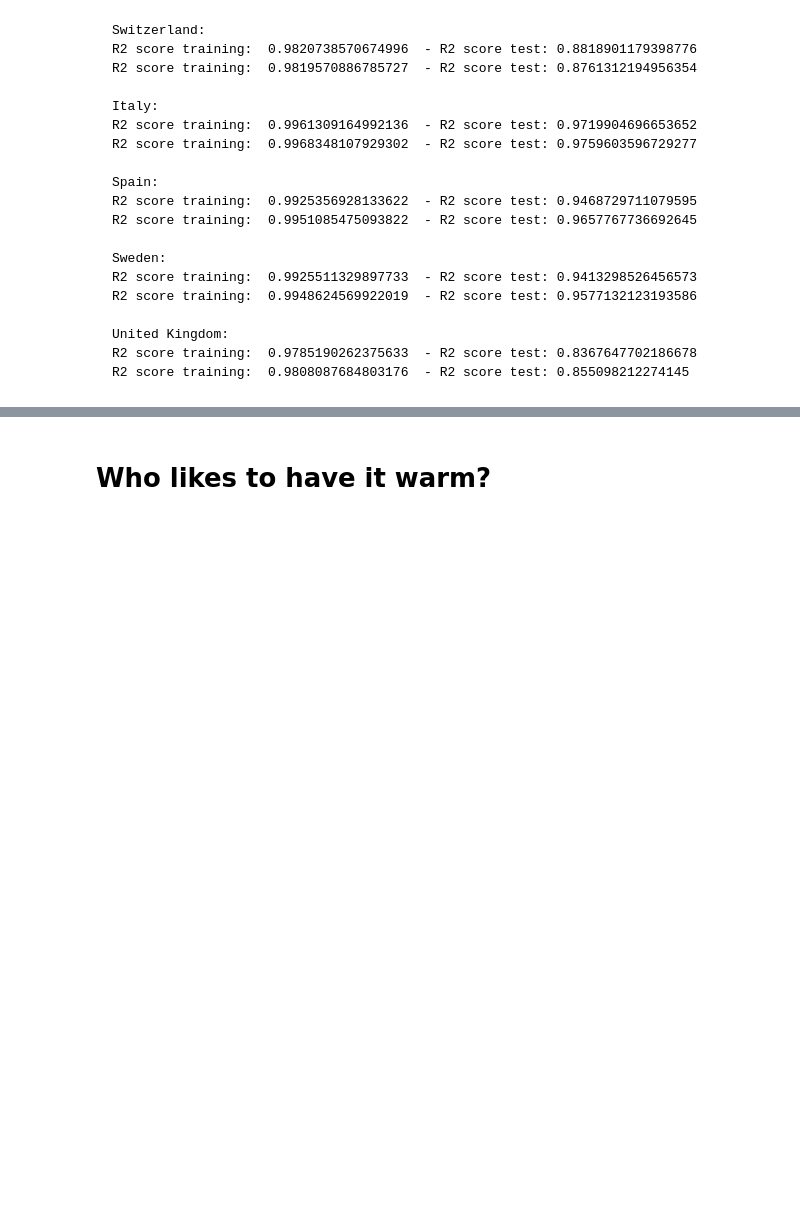
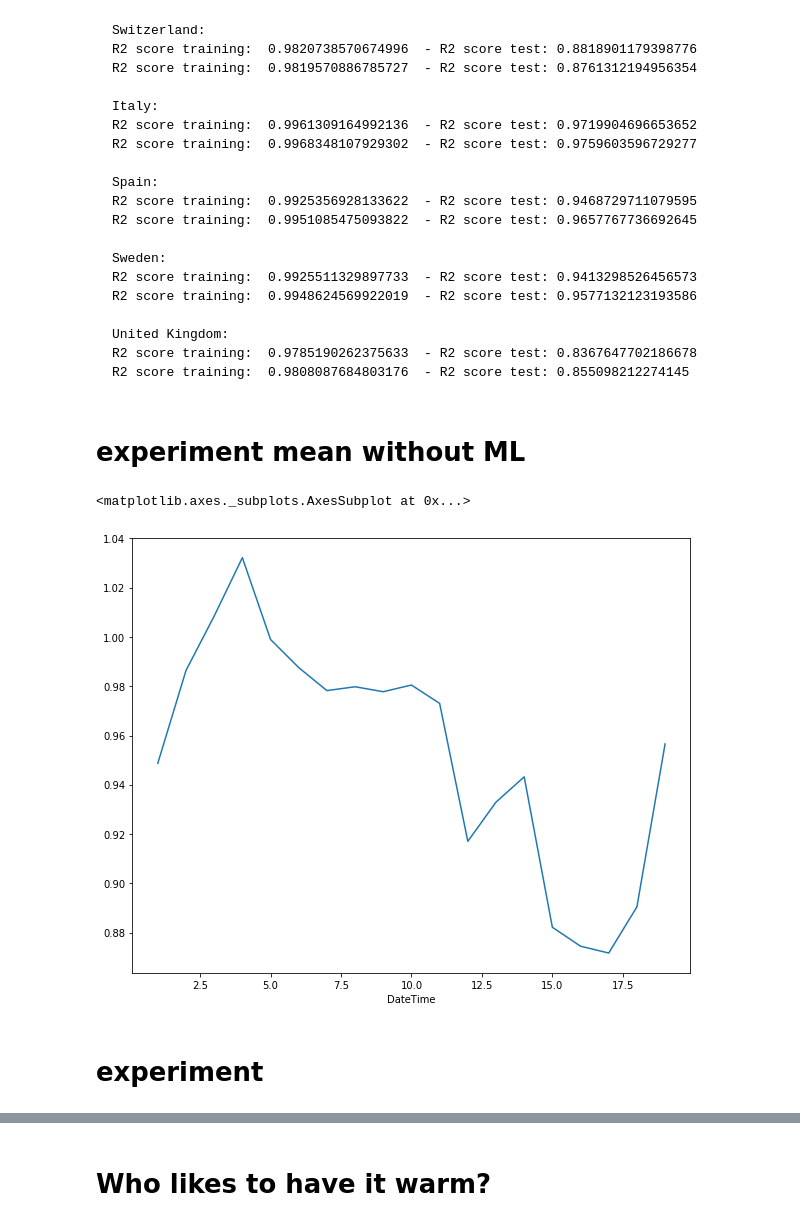
Before and after one commit to inwe-boku/lecture-scientific-computing, a Jupyter notebook: lecture08-xarray/lecture08.ipynb, the cells around one changed output, grey strips where cells are left out. Saved outputs shown, nothing was run; the diff lists cells and outputs as text; code cells hidden in the pictures; blank space fills up the shorter version.

Commit message:
Add drafts with experiments in lecture 08
This notebook contains many tries to understand the mistakes of lecture
07. Also it contains code for training the data as loaded in lecture 08.

```diff
--- a/lecture08-xarray/lecture08.ipynb
+++ b/lecture08-xarray/lecture08.ipynb
@@ -416,3 +421,15 @@ United Kingdom:
 R2 score training:  0.9785190262375633  - R2 score test: 0.8367647702186678
 R2 score training:  0.9808087684803176  - R2 score test: 0.855098212274145
 </pre>
+# %% [markdown]
+# experiment  mean without ML
+# %%
+def get_weekly(power_demand):
+    return power_demand.Austria.groupby(power_demand.Austria.index.week).mean()
+
+(1/(get_weekly(power_demand['2015-01-01':'2019-12-31']) /  get_weekly(power_demand['2020-01-01':'2020-12-31']))).plot()
+# %% [output]
+<matplotlib.axes._subplots.AxesSubplot at 0x...>
+[figure, added]
+# %% [markdown]
+# experiment
```
Also changed, not shown: parts of 52 cells of this notebook.
